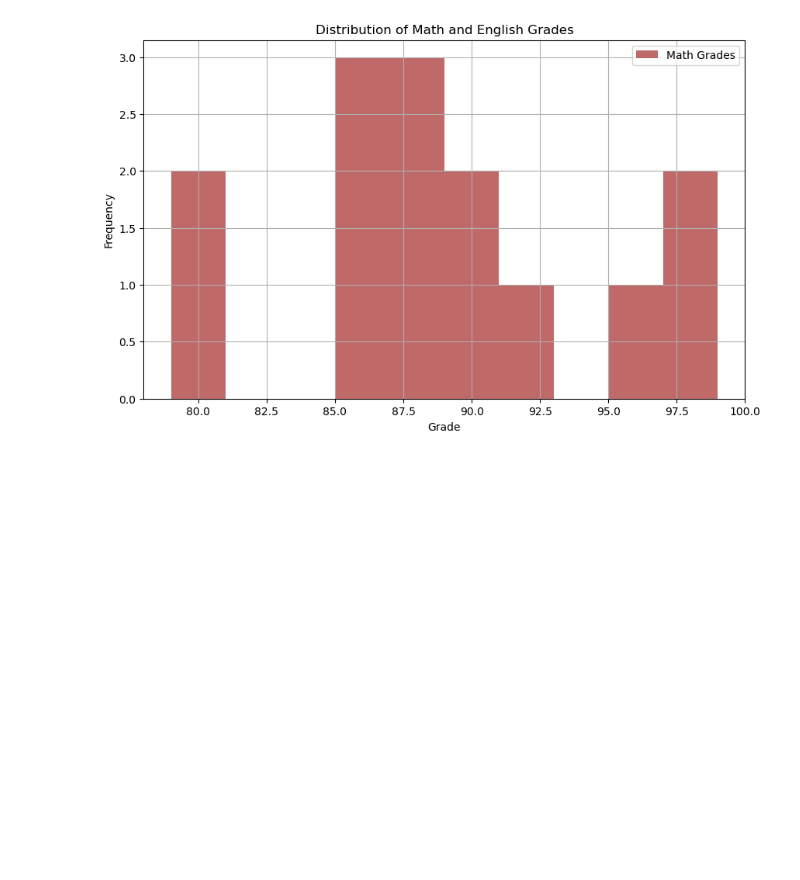
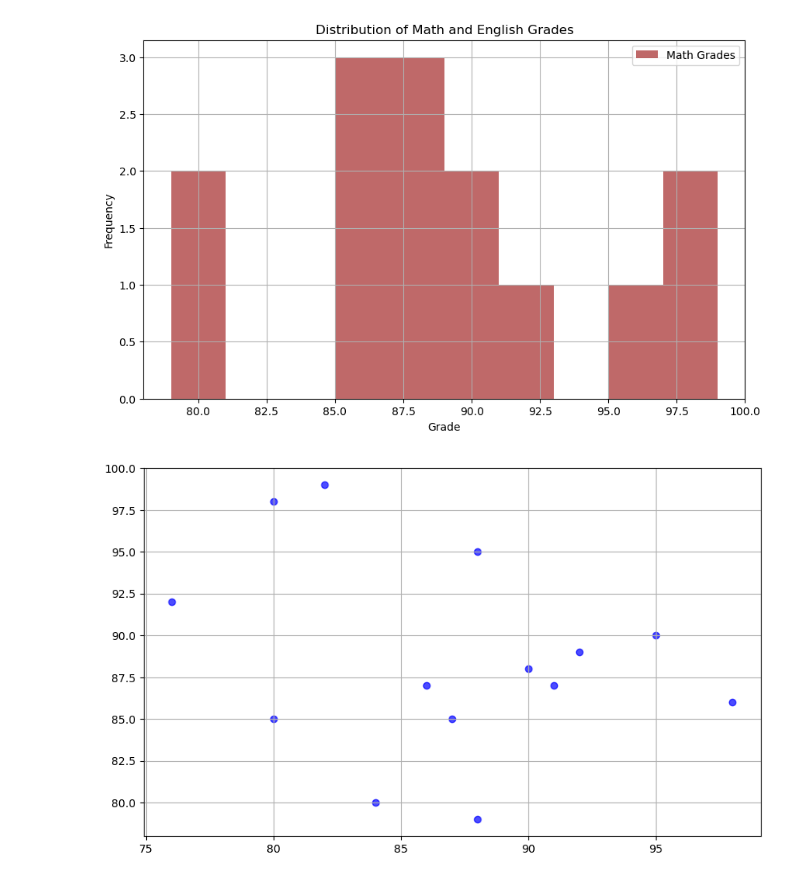
Before and after one commit to ericakuamoah06/engg680_2024_fall, a Jupyter notebook: Lab_Assignment1/StudentGradeManagementSystem.ipynb, the cells around one changed output. Cells and saved outputs as stored; diff of their text form; code cells hidden in the pictures; blank space fills up the shorter version.

Commit message:
creating the scatter plot in part 4

```diff
--- a/Lab_Assignment1/StudentGradeManagementSystem.ipynb
+++ b/Lab_Assignment1/StudentGradeManagementSystem.ipynb
@@ -432,22 +434,26 @@ plt.show()
 # %%
 # Let's also use matplotlib to display a scatter plot of English vs. Math grades
 # Scatter plots are useful for seeing the relationship between two variables
 plt.figure(figsize=(10, 6))
 
 # Step 1: Use .scatter(x_data, y_data) to create a scatter plot using the English grades on the x-axis, and Math grades on the y-axis
 # (2 mark)
-#
+plt.scatter(df_studentGrades['englishGrade'], df_studentGrades['mathGrade'], color='blue', alpha=0.7)
+
+
 
 # Step 1: Properly label the x and y axes as well as the title of your plot.
 # (3 marks)
 #
 plt.grid(True)
 
 # Step 2: Output an image file for the scatter plot with a descriptive file name
 # (1 mark)
 #
 
 plt.show()
+# %% [output]
+[figure, added]
 # %%
 # From the scatter plot, is there a relationship between the Math and English grades?
 # (1 mark)
```
Also changed, not shown: parts of 1 cell of this notebook.
